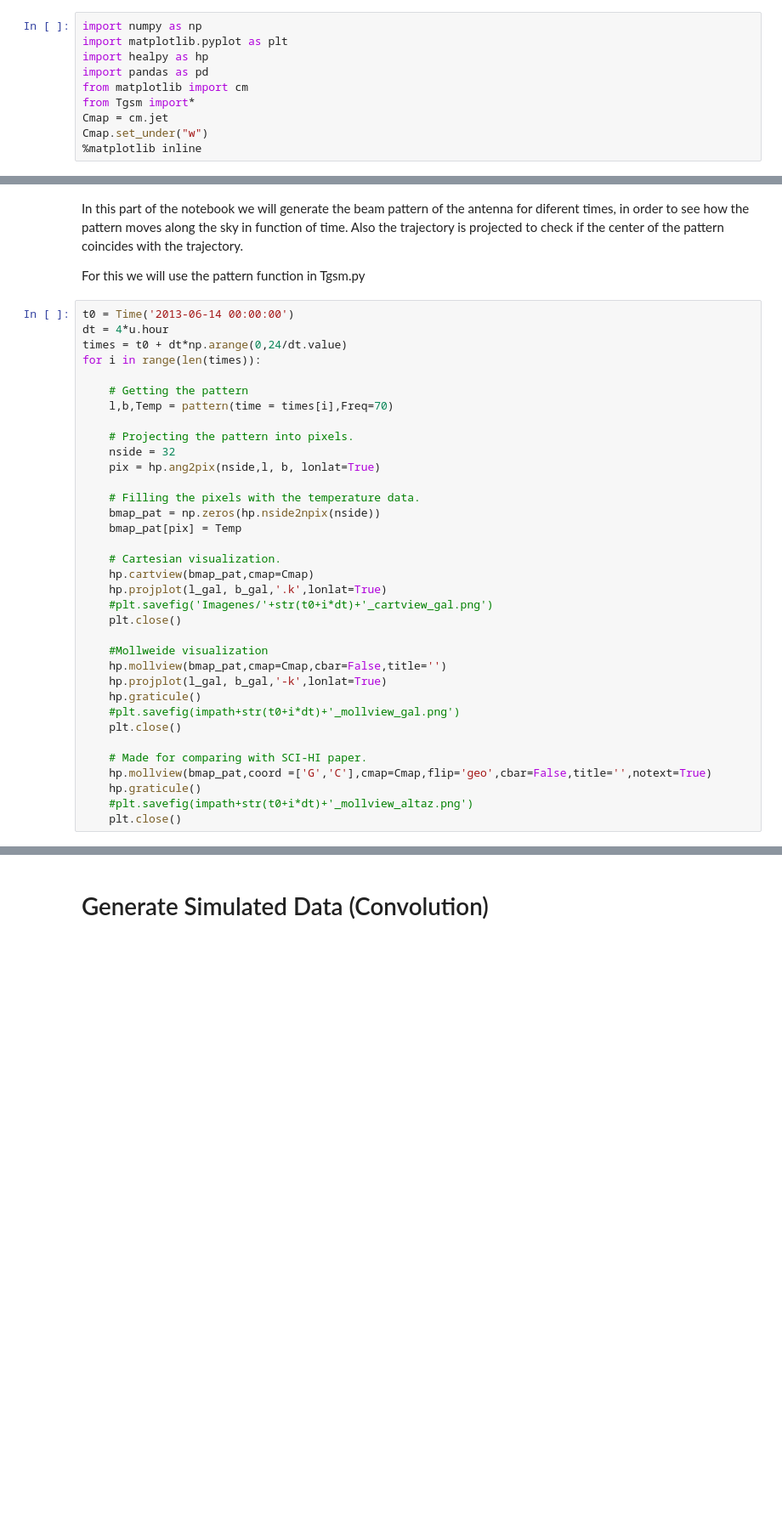
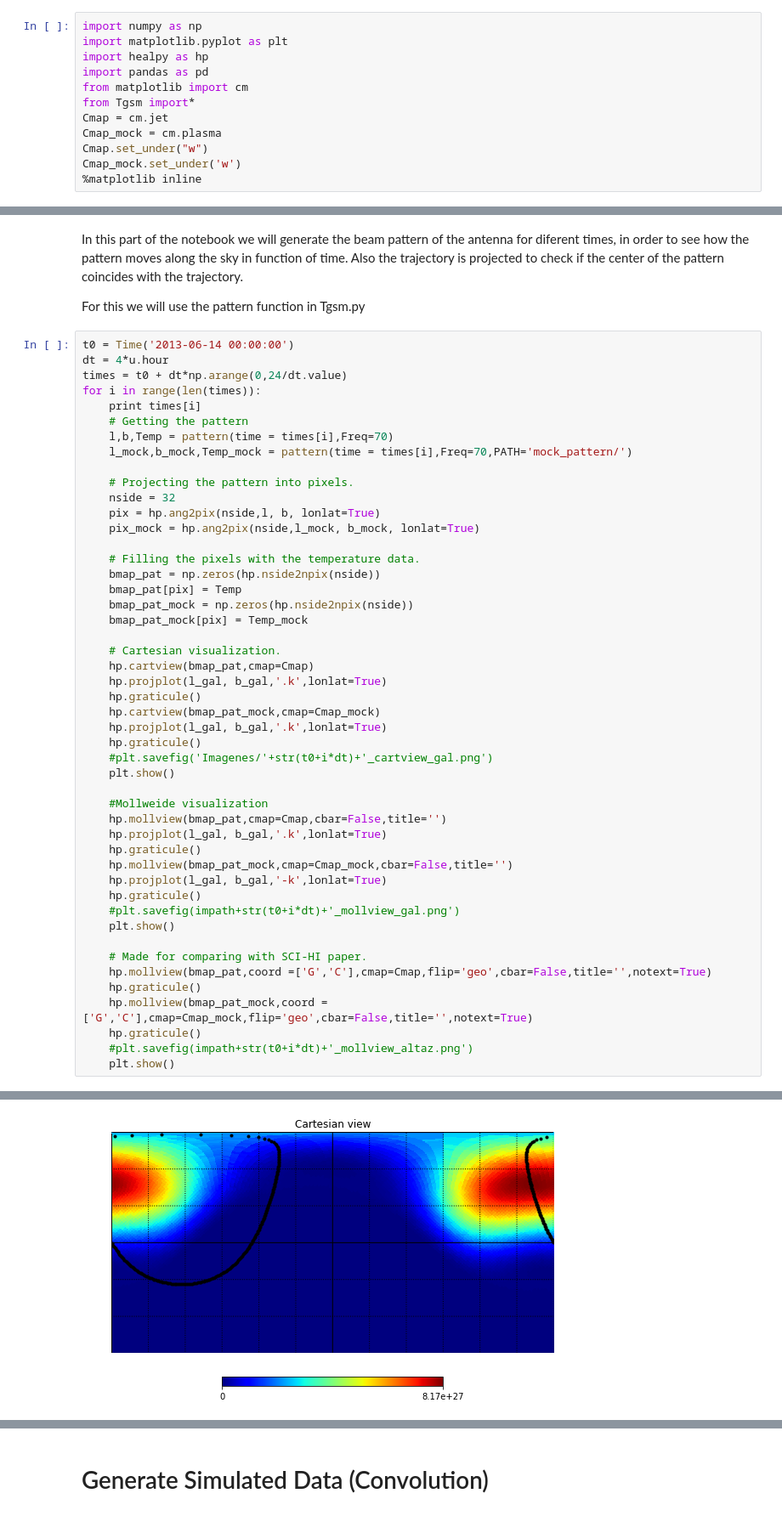
Before and after one commit to HiramHerrera/SciHi, a Jupyter notebook: Tgsm.ipynb, the cells around one changed output, grey strips where cells are left out. Shown at 85% size. Saved outputs shown, nothing was run; the diff lists cells and outputs as text; blank space fills up the shorter version.

```diff
--- a/Tgsm.ipynb
+++ b/Tgsm.ipynb
@@ -6,7 +6,9 @@ import pandas as pd
 from matplotlib import cm
 from Tgsm import*
 Cmap = cm.jet
+Cmap_mock = cm.plasma
 Cmap.set_under("w")
+Cmap_mock.set_under('w')
 %matplotlib inline
 # %%
 # Path for image storage
@@ -72,34 +74,47 @@ t0 = Time('2013-06-14 00:00:00')
 dt = 4*u.hour
 times = t0 + dt*np.arange(0,24/dt.value)
 for i in range(len(times)):
-
+    print times[i]
     # Getting the pattern
     l,b,Temp = pattern(time = times[i],Freq=70)
+    l_mock,b_mock,Temp_mock = pattern(time = times[i],Freq=70,PATH='mock_pattern/')
 
     # Projecting the pattern into pixels.
     nside = 32
     pix = hp.ang2pix(nside,l, b, lonlat=True)
+    pix_mock = hp.ang2pix(nside,l_mock, b_mock, lonlat=True)
 
     # Filling the pixels with the temperature data.
     bmap_pat = np.zeros(hp.nside2npix(nside))
     bmap_pat[pix] = Temp
+    bmap_pat_mock = np.zeros(hp.nside2npix(nside))
+    bmap_pat_mock[pix] = Temp_mock
 
     # Cartesian visualization.
     hp.cartview(bmap_pat,cmap=Cmap)
     hp.projplot(l_gal, b_gal,'.k',lonlat=True)
+    hp.graticule()
+    hp.cartview(bmap_pat_mock,cmap=Cmap_mock)
+    hp.projplot(l_gal, b_gal,'.k',lonlat=True)
+    hp.graticule()
     #plt.savefig('Imagenes/'+str(t0+i*dt)+'_cartview_gal.png')
-    plt.close()
+    plt.show()
 
     #Mollweide visualization
     hp.mollview(bmap_pat,cmap=Cmap,cbar=False,title='')
+    hp.projplot(l_gal, b_gal,'.k',lonlat=True)
+    hp.graticule()
+    hp.mollview(bmap_pat_mock,cmap=Cmap_mock,cbar=False,title='')
     hp.projplot(l_gal, b_gal,'-k',lonlat=True)
     hp.graticule()
     #plt.savefig(impath+str(t0+i*dt)+'_mollview_gal.png')
-    plt.close()
+    plt.show()
 
     # Made for comparing with SCI-HI paper.
     hp.mollview(bmap_pat,coord =['G','C'],cmap=Cmap,flip='geo',cbar=False,title='',notext=True)
     hp.graticule()
+    hp.mollview(bmap_pat_mock,coord =['G','C'],cmap=Cmap_mock,flip='geo',cbar=False,title='',notext=True)
+    hp.graticule()
     #plt.savefig(impath+str(t0+i*dt)+'_mollview_altaz.png')
-    plt.close()
+    plt.show()
 # %% [output]
@@ -122,0 +128 @@ The interval between meridians is 30 deg -0.00'.
+[figure, added]
```
Also changed, not shown: parts of 13 cells of this notebook, 6 other files.
